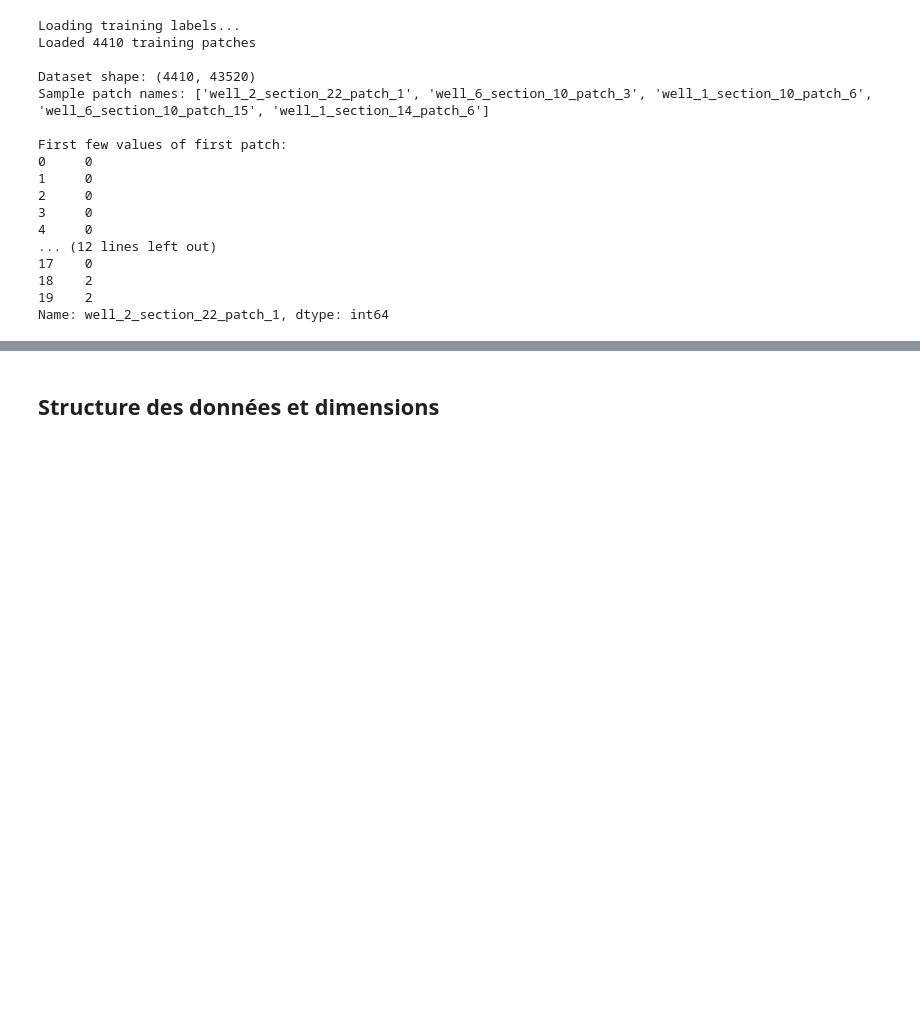
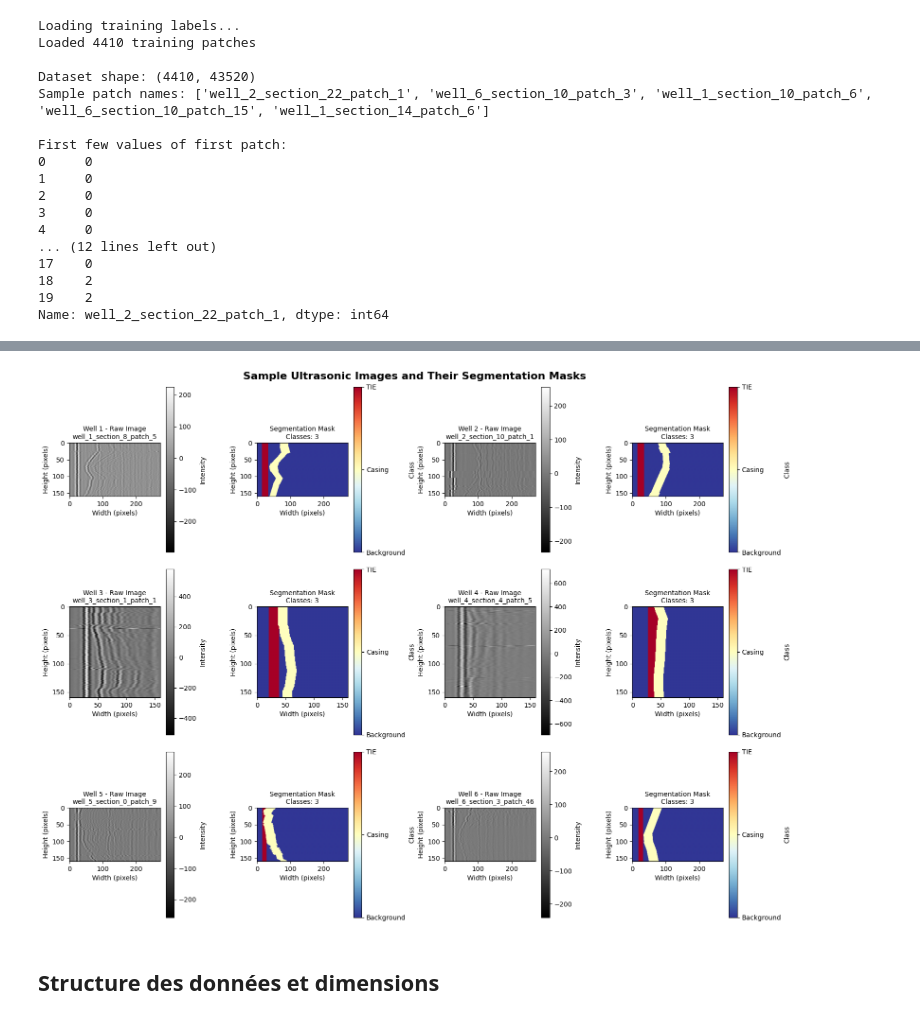
Before and after one commit to victorcamps70/deep-datachallenge, a Jupyter notebook: presentation.ipynb, the cells around one changed output, grey strips where cells are left out. Saved outputs shown, nothing was run; the diff lists cells and outputs as text; code cells hidden in the pictures; blank space fills up the shorter version.

```diff
--- a/presentation.ipynb
+++ b/presentation.ipynb
@@ -112,11 +49,0 @@ Premières images:
-# %%
-# Charger et afficher les propriétés d'une image
-image_path = train_images[0]
-image = np.load(image_path)
-
-print(f"\nImage: {image_path.name}")
-print(f"Shape: {image.shape}")
-print(f"Data type: {image.dtype}")
-print(f"Min value: {image.min()}")
-print(f"Max value: {image.max()}")
-print(f"Mean value: {image.mean():.2f}")
@@ -156,9 +49,0 @@ DataLoader initialisé
-# %%
-# Charger une paire image-masque aléatoire
-patch_example = loader.get_random_patch()
-image, mask = loader.load_pair(patch_example, phase='train')
-
-print(f"Patch sélectionné: {patch_example}")
-print(f"Image shape: {image.shape}")
-print(f"Mask shape: {mask.shape}")
-print(f"\nClasses dans le masque: {np.unique(mask)}")
@@ -209,3 +50,57 @@ Classes à segmenter: [0 1 2]
+# %%
+# Visualize samples from different wells
+fig, axes = plt.subplots(3, 4, figsize=(16, 12))
+fig.suptitle('Sample Ultrasonic Images and Their Segmentation Masks', fontsize=16, fontweight='bold')
+
+well_samples = ['1', '2', '3', '4', '5', '6']
+sample_count = 0
+
+for well in well_samples:
+    # Get patches from this well
+    well_patches = [p for p in y_train.index if f'well_{well}_' in p]
+
+    if well_patches and sample_count < 6:
+        # Sample middle patch from well
+        sample_idx = len(well_patches) // 2
+        patch_name = well_patches[sample_idx]
+
+        # Load image
+        image_path = x_train_dir / f"{patch_name}.npy"
+        image = np.load(image_path)
+
+        # Load label
+        label_values = np.array([v for v in y_train.loc[patch_name] if v != -1])
+        label = label_values.reshape(160, -1)
+
+        # Plot image
+        row = sample_count // 2
+        col = (sample_count % 2) * 2
+
+        if row < 3:
+            # Raw image
+            ax1 = axes[row, col]
+            im1 = ax1.imshow(image, cmap='gray')
+            ax1.set_title(f'Well {well} - Raw Image\n{patch_name}', fontsize=10)
+            ax1.set_xlabel('Width (pixels)')
+            ax1.set_ylabel('Height (pixels)')
+            plt.colorbar(im1, ax=ax1, label='Intensity')
+
+            # Segmentation mask
+            ax2 = axes[row, col+1]
+            im2 = ax2.imshow(label, cmap='RdYlBu_r', vmin=0, vmax=2)
+            ax2.set_title(f'Segmentation Mask\nClasses: {len(np.unique(label))}', fontsize=10)
+            ax2.set_xlabel('Width (pixels)')
+            ax2.set_ylabel('Height (pixels)')
+            cbar = plt.colorbar(im2, ax=ax2, label='Class')
+            cbar.set_ticks([0, 1, 2])
+            cbar.set_ticklabels(['Background', 'Casing', 'TIE'])
+
+            sample_count += 1
+
+plt.tight_layout()
+plt.show()
+# %% [output]
+[figure, added]
 # %% [markdown]
 ## Structure des données et dimensions
 # %%
```
Also changed, not shown: parts of 14 cells of this notebook, 2 other files.
